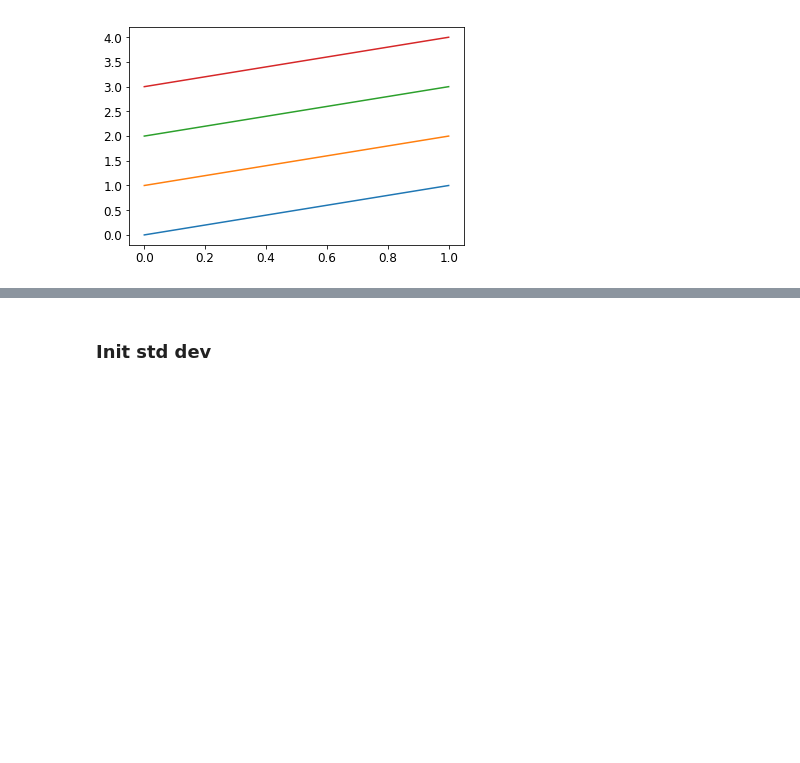
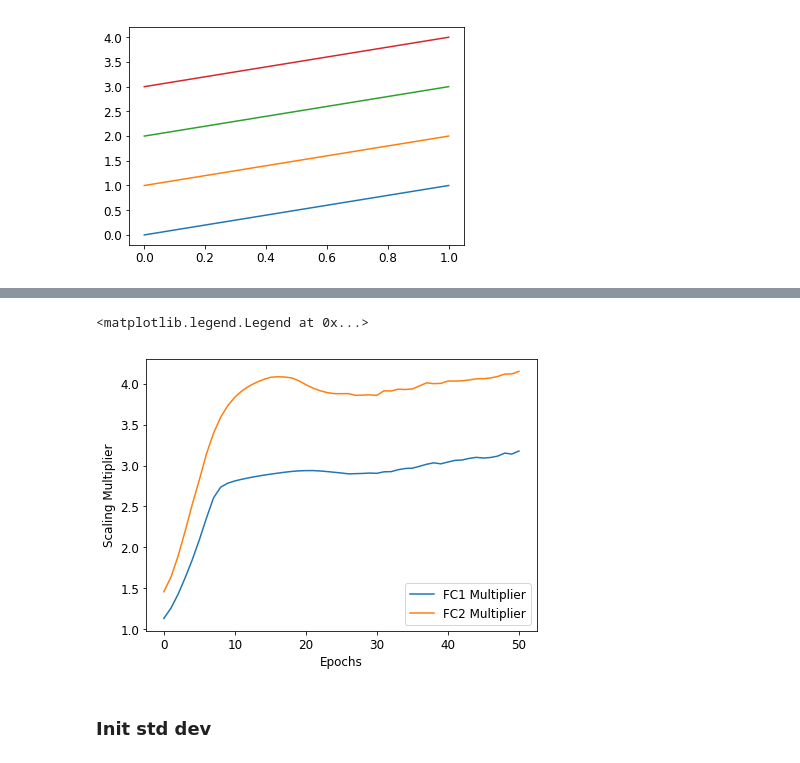
Before and after one commit to okz12/NN_compression, a Jupyter notebook: writeup/scaling/scaling_vis.ipynb, the cells around one changed output, grey strips where cells are left out. Saved outputs shown, nothing was run; the diff lists cells and outputs as text; code cells hidden in the pictures; blank space fills up the shorter version.

```diff
--- a/writeup/scaling/scaling_vis.ipynb
+++ b/writeup/scaling/scaling_vis.ipynb
@@ -128,3 +159,16 @@ plt.plot(highlr['scale'][:,2], label = "FC2 Multiplier")
+# %%
+with open("./files/mnist_retrain_res_LeNet_300_100_m250_zm2500_r50_t2e-06_m16_kdT4_s_full_MSE_LNLR.p", "rb") as f:
+    scres = pickle.load(f)
+plt.figure(figsize=(7,5))
+plt.plot(scres['scale'][:,0], label = "FC1 Multiplier")
+plt.plot(scres['scale'][:,1], label = "FC2 Multiplier")
+plt.xlabel("Epochs")
+plt.ylabel("Scaling Multiplier")
+plt.savefig('figs/scalelnlayer.eps', format='eps', dpi=1000, bbox_inches='tight')
+plt.legend()
+# %% [output]
+<matplotlib.legend.Legend at 0x...>
+[figure, added]
 # %% [markdown]
 ### Init std dev
 # %%
```
Also changed, not shown: parts of 9 cells of this notebook, 2 other files.
